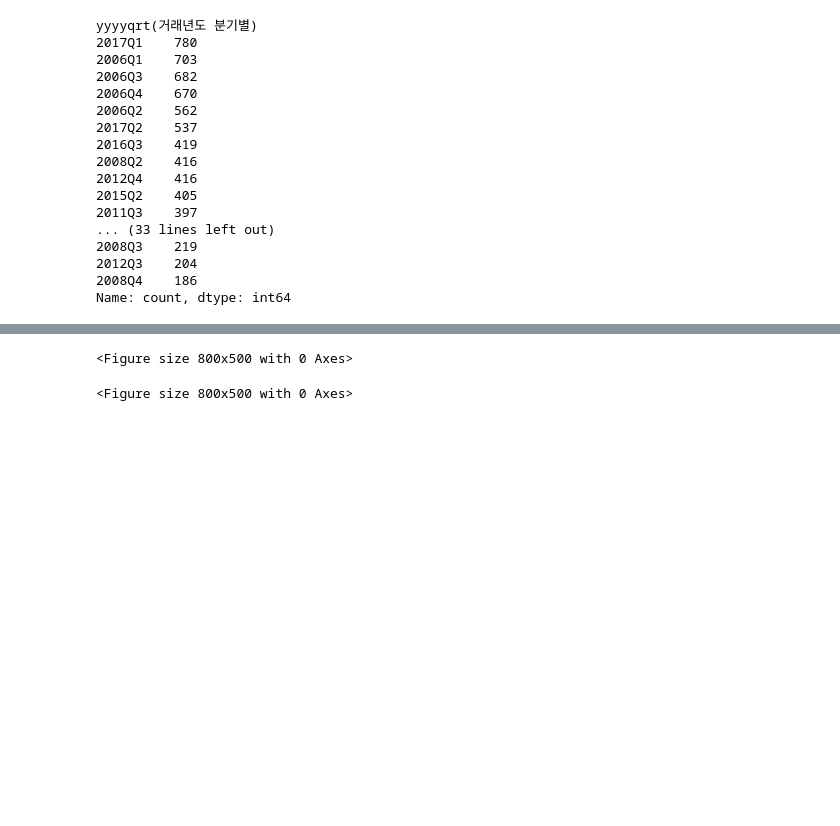
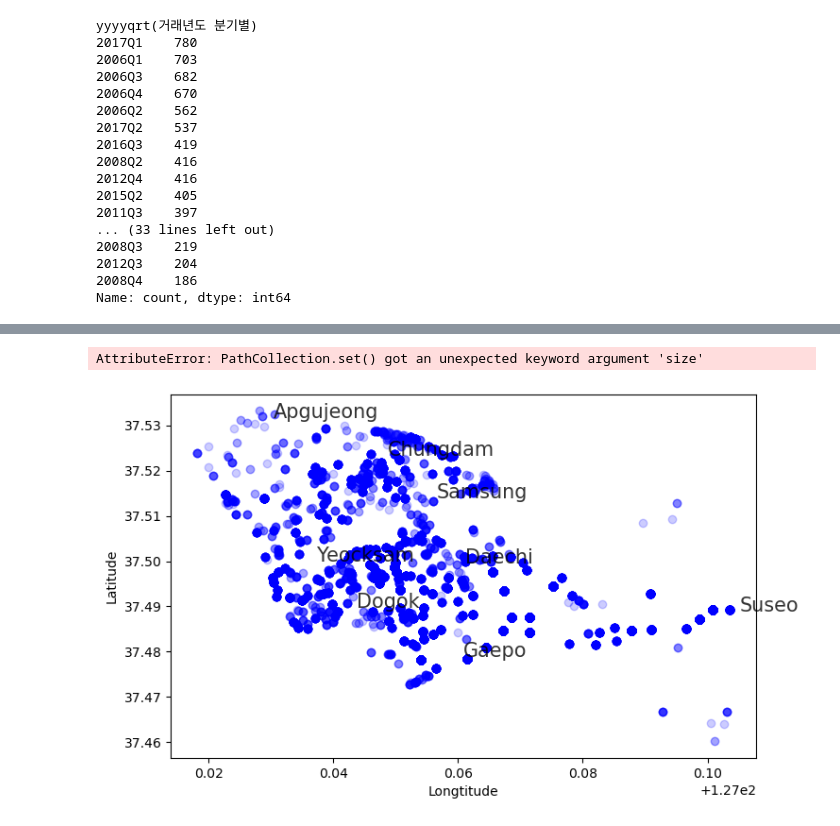
Before and after one commit to KimkyoungJins/IntroAI, a Jupyter notebook: chapter 3.ipynb, the cells around one changed output, grey strips where cells are left out. Cells and saved outputs as stored; diff of their text form; code cells hidden in the pictures; blank space fills up the shorter version.

```diff
--- a/chapter 3.ipynb
+++ b/chapter 3.ipynb
@@ -177,6 +163,25 @@ dong_data
 # %%
 ## 동에 관한 데이터들을 수집, 가공하여서 그래프로 나타내보기
 plt.figure(figsize = (8, 5))
+
+
+## 일단 점부터 찍어본다.
+plt.scatter(data1['Longtitude(경도)'], data1['Latitude(위도)'], color = 'blue', alpha = 0.2)
+plt.xlabel('Longtitude')
+plt.ylabel('Latitude')
+
+for i in range(8):
+    plt.text(dong_data['Longtitude'][i],
+             dong_data['Latitude'][i],
+             dong_data['Dong'][i],
+             fontsize = 15,
+             color = 'black',
+             alpha = 0.8
+            )
+
+plt.scatter(data1['Longtitude(경도)'], data1['Latitude(위도)'], edgecolors = 'black', color = 'None', size = 2500, alpha = 0.7)
+
+plt.show()
 # %% [output]
-<Figure size 800x500 with 0 Axes>
+AttributeError: PathCollection.set() got an unexpected keyword argument 'size'
-<Figure size 800x500 with 0 Axes>
+[figure, added]
```
Also changed, not shown: parts of 2 cells of this notebook.
